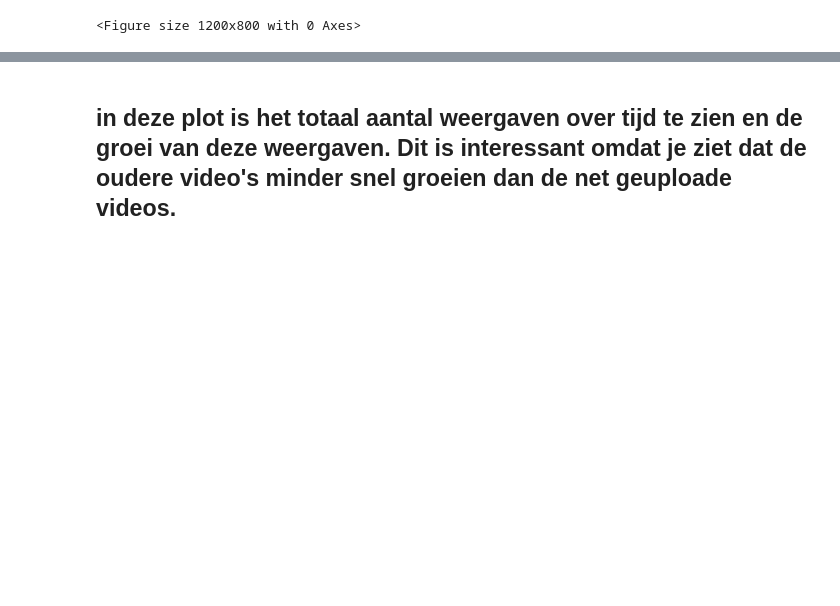
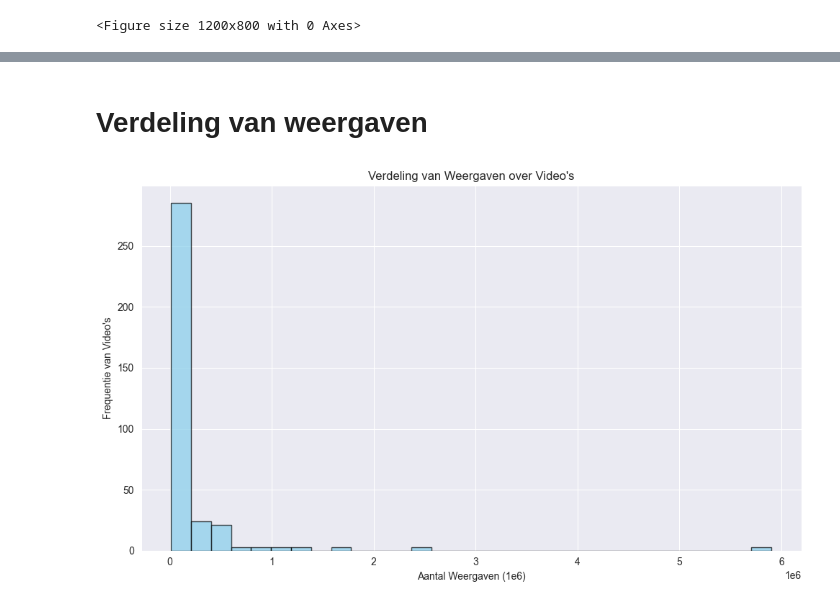
Before and after one commit to RubenZwinkels/INDATAD, a Jupyter notebook: analytics_report.ipynb, the cells around one changed output, grey strips where cells are left out. Saved outputs shown, nothing was run; the diff lists cells and outputs as text; code cells hidden in the pictures; blank space fills up the shorter version.

Commit message:
views per dag van de week ophalen + verdeling van weergaven

```diff
--- a/analytics_report.ipynb
+++ b/analytics_report.ipynb
@@ -177,2 +178,30 @@ plt.show()
-# %% [markdown]
-## in deze plot is het totaal aantal weergaven over tijd te zien en de groei van deze weergaven. Dit is interessant omdat je ziet dat de oudere video's minder snel groeien dan de net geuploade videos.
+# %% [markdown]
+# Verdeling van weergaven
+# %%
+query = """
+SELECT
+    views
+FROM
+    statistic
+WHERE
+    views > 0;
+"""
+cur.execute(query)
+data = cur.fetchall()
+df = pd.DataFrame(data, columns=['views'])
+
+
+
+# Maak een histogram van de weergaven
+plt.figure(figsize=(10, 6))
+plt.hist(df['views'], bins=30, color='skyblue', edgecolor='black', alpha=0.7)
+
+# Titel en labels
+plt.title('Verdeling van Weergaven over Video\'s')
+plt.xlabel('Aantal Weergaven (1e6)')
+plt.ylabel('Frequentie van Video\'s')
+plt.grid(True)
+plt.tight_layout()
+plt.show()
+# %% [output]
+[figure, added]
```
Also changed, not shown: parts of 11 cells of this notebook.
